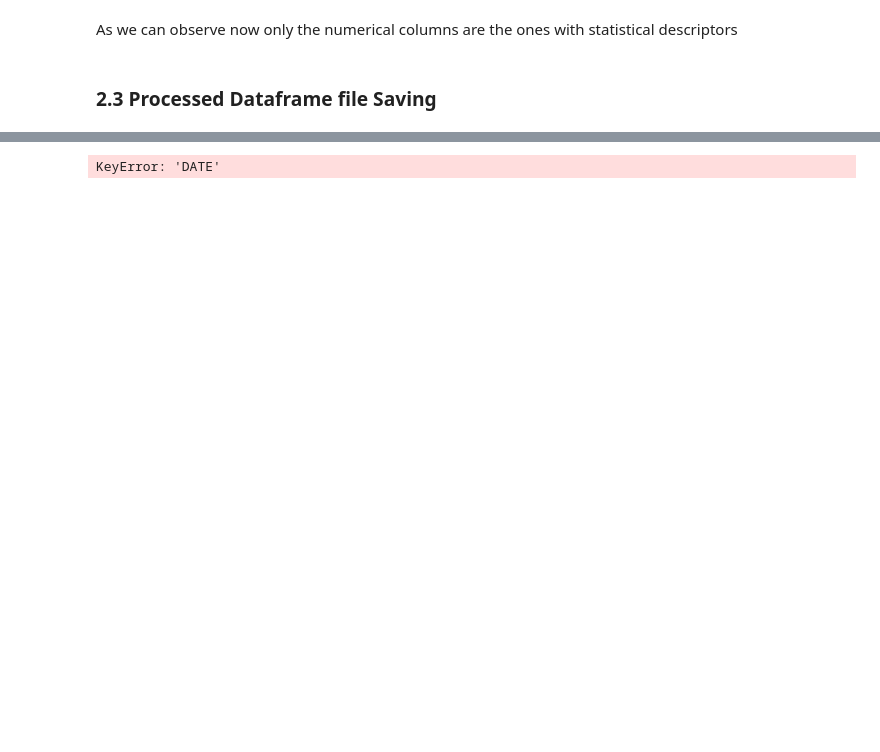
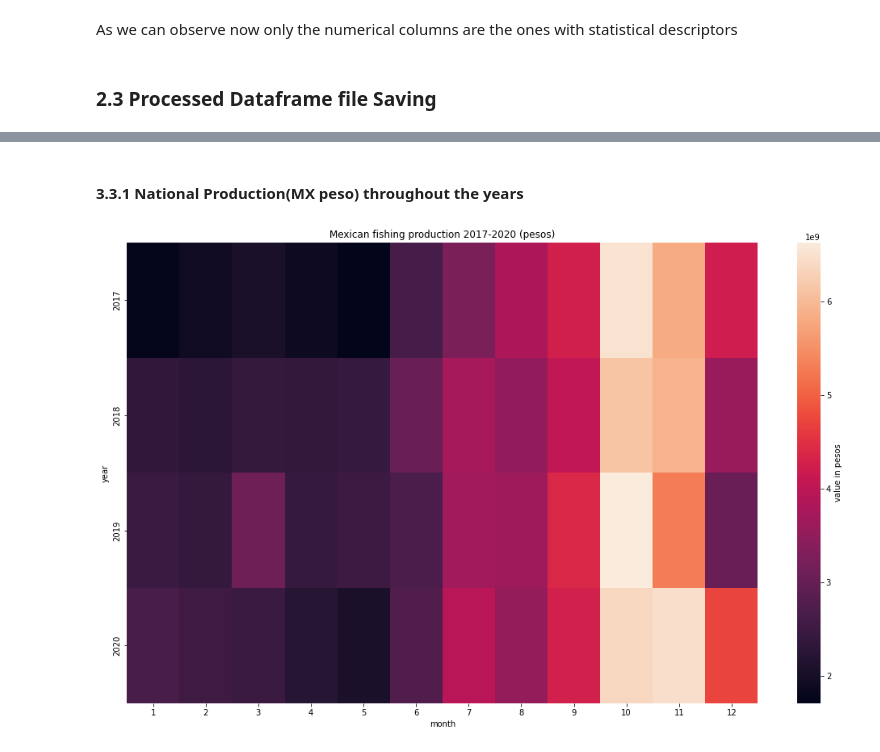
Before and after one commit to mr-nahash/ML-prediction-of-sinaloa-s-fishing-production, a Jupyter notebook: ml-forecasting-of-mexican-fish-industry-production.ipynb, the cells around one changed output, grey strips where cells are left out. Saved outputs shown, nothing was run; the diff lists cells and outputs as text; code cells hidden in the pictures; blank space fills up the shorter version.

```diff
--- a/ml-forecasting-of-mexican-fish-industry-production.ipynb
+++ b/ml-forecasting-of-mexican-fish-industry-production.ipynb
@@ -319,11 +359,14 @@ display(df_fishing_2017_2020)
+# %% [markdown]
+#### 3.3.1 National Production(MX peso) throughout the years
 # %%
-profit=df_fishing_2017_2020.groupby(["YEAR","MONTH"]).sum()
-s= profit.reset_index().pivot(index='DATE',columns="MONTH", values='PROFIT')
-sns.heatmap(s,cbar_kws={"label":'value in pesos'})
+
+sales=df_fishing_2017_2020.groupby(["YEAR","MONTH"]).sum()
+sales_year_month_peso= sales.reset_index().pivot(index='YEAR',columns="MONTH", values='PROFIT')
+sns.heatmap(sales_year_month_peso,cbar_kws={"label":'value in pesos'})
 plt.title("Mexican fishing production 2017-2020 (pesos)")
 plt.xlabel("month")
 plt.ylabel("year")
 plt.show()
-display(s)
+display(sales_year_month_peso)
 # %% [output]
-KeyError: 'DATE'
+[figure, added]
```
Also changed, not shown: parts of 57 cells of this notebook, 3 other files.
